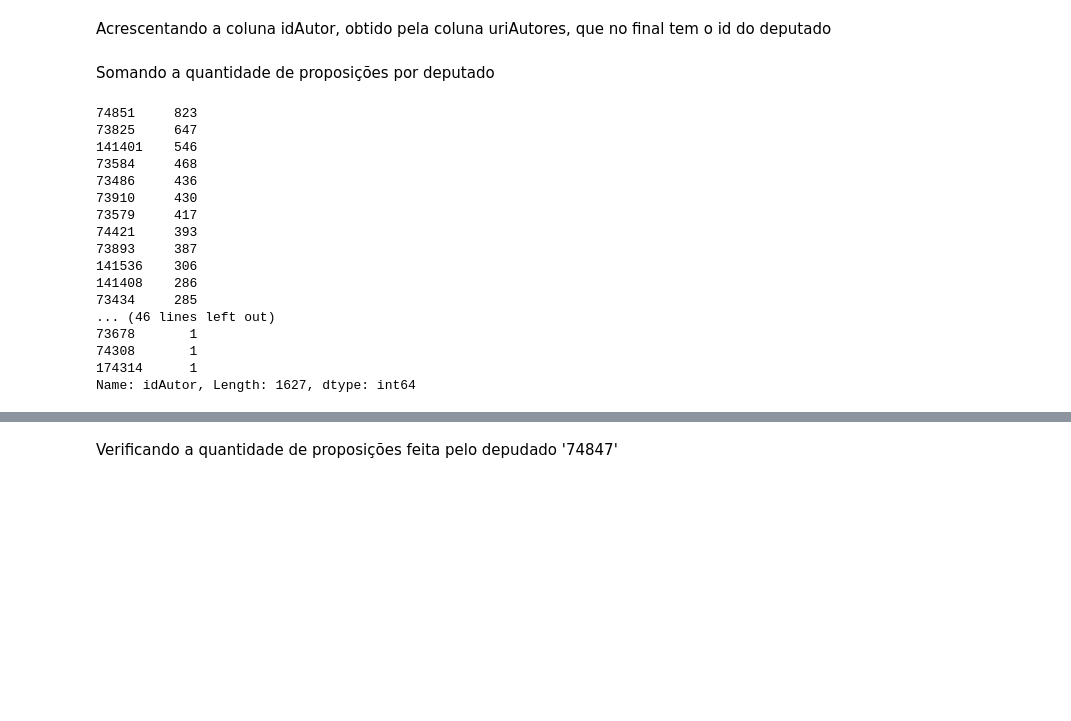
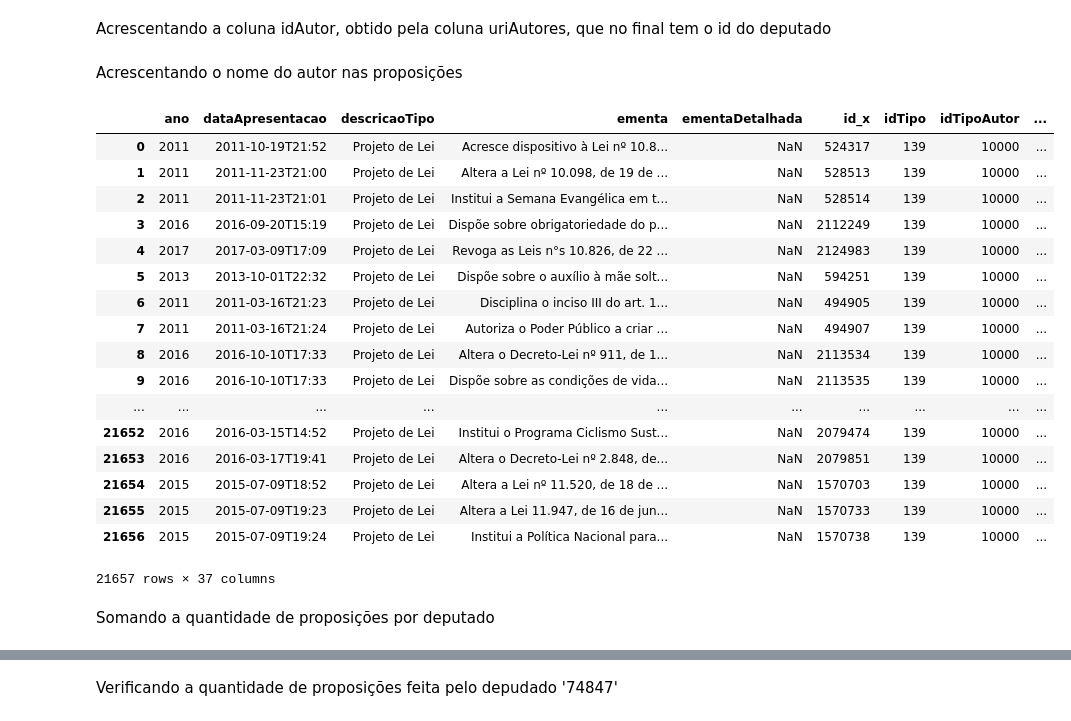
Before and after one commit to bozoh/meu-legislador, a Jupyter notebook: data/notebooks/Quandidade de proposições por candidato.ipynb, the cells around one changed output, grey strips where cells are left out. Drawn from its saved outputs; the diff is of its cells as text; code cells hidden in the pictures; blank space fills up the shorter version.

```diff
--- a/data/notebooks/Quandidade de proposições por candidato.ipynb
+++ b/data/notebooks/Quandidade de proposições por candidato.ipynb
@@ -43,0 +20,6 @@ df
+# %%
+web_response = requests.get(PROPOSICAO_JSON_DS_FILE, timeout=30, stream=True)
+f = io.BytesIO(web_response.content)
+
+with gzip.GzipFile(fileobj=f) as fh:
+    df_prep = pd.read_json(fh, orient='split')
@@ -43,0 +28,6 @@ df
+# %%
+web_response = requests.get(DEPUTADOS_JSON_DS_FILE, timeout=30, stream=True)
+f = io.BytesIO(web_response.content)
+
+with gzip.GzipFile(fileobj=f) as fh:
+    df_dep = pd.read_json(fh, orient='split')
@@ -43,0 +36,3 @@ df
+# %%
+df_dep = df_dep[['id', 'nomeCivil']]
+df_dep
@@ -44,26 +58,30 @@ df
 # %% [markdown]
 Acrescentando a coluna idAutor, obtido pela coluna uriAutores, que no final tem o id do deputado
 # %%
-df['idAutor'] = df.uriAutores.map(lambda x: x.replace('https://dadosabertos.camara.leg.br/api/v2/deputados/','') if x else np.nan)
+df_prep['idAutor'] = df_prep.uriAutores.map(lambda x: int(x.replace('https://dadosabertos.camara.leg.br/api/v2/deputados/','')) if x else np.nan)
+# %% [markdown]
+Acrescentando o nome do autor nas proposições
+# %%
+df_prep=pd.merge(left=df_prep, right=df_dep, left_on='idAutor', right_on='id')
+df_prep
+# %% [output]
+|  | ano | dataApresentacao | descricaoTipo | ementa | ementaDetalhada | id_x | idTipo | idTipoAutor | ... |
+| 0 | 2011 | 2011-10-19T21:52 | Projeto de Lei | Acresce dispositivo à Lei nº 10.8... | NaN | 524317 | 139 | 10000 | ... |
+| 1 | 2011 | 2011-11-23T21:00 | Projeto de Lei | Altera a Lei nº 10.098, de 19 de ... | NaN | 528513 | 139 | 10000 | ... |
+| 2 | 2011 | 2011-11-23T21:01 | Projeto de Lei | Institui a Semana Evangélica em t... | NaN | 528514 | 139 | 10000 | ... |
+| 3 | 2016 | 2016-09-20T15:19 | Projeto de Lei | Dispõe sobre obrigatoriedade do p... | NaN | 2112249 | 139 | 10000 | ... |
+| 4 | 2017 | 2017-03-09T17:09 | Projeto de Lei | Revoga as Leis n°s 10.826, de 22 ... | NaN | 2124983 | 139 | 10000 | ... |
+| 5 | 2013 | 2013-10-01T22:32 | Projeto de Lei | Dispõe sobre o auxílio à mãe solt... | NaN | 594251 | 139 | 10000 | ... |
+| 6 | 2011 | 2011-03-16T21:23 | Projeto de Lei | Disciplina o inciso III do art. 1... | NaN | 494905 | 139 | 10000 | ... |
+| 7 | 2011 | 2011-03-16T21:24 | Projeto de Lei | Autoriza o Poder Público a criar ... | NaN | 494907 | 139 | 10000 | ... |
+| 8 | 2016 | 2016-10-10T17:33 | Projeto de Lei | Altera o Decreto-Lei nº 911, de 1... | NaN | 2113534 | 139 | 10000 | ... |
+| 9 | 2016 | 2016-10-10T17:33 | Projeto de Lei | Dispõe sobre as condições de vida... | NaN | 2113535 | 139 | 10000 | ... |
+| ... | ... | ... | ... | ... | ... | ... | ... | ... | ... |
+| 21652 | 2016 | 2016-03-15T14:52 | Projeto de Lei | Institui o Programa Ciclismo Sust... | NaN | 2079474 | 139 | 10000 | ... |
+| 21653 | 2016 | 2016-03-17T19:41 | Projeto de Lei | Altera o Decreto-Lei nº 2.848, de... | NaN | 2079851 | 139 | 10000 | ... |
+| 21654 | 2015 | 2015-07-09T18:52 | Projeto de Lei | Altera a Lei nº 11.520, de 18 de ... | NaN | 1570703 | 139 | 10000 | ... |
+| 21655 | 2015 | 2015-07-09T19:23 | Projeto de Lei | Altera a Lei 11.947, de 16 de jun... | NaN | 1570733 | 139 | 10000 | ... |
+| 21656 | 2015 | 2015-07-09T19:24 | Projeto de Lei | Institui a Política Nacional para... | NaN | 1570738 | 139 | 10000 | ... |
+21657 rows × 37 columns
 # %% [markdown]
 Somando a quantidade de proposições por deputado
-# %%
-df.idAutor[df.idAutor.notnull()].value_counts()
-# %% [output]
-74851     823
-73825     647
-141401    546
-73584     468
-73486     436
-73910     430
-73579     417
-74421     393
-73893     387
-141536    306
-141408    286
-73434     285
-... (46 lines left out)
-73678       1
-74308       1
-174314      1
-Name: idAutor, Length: 1627, dtype: int64
```
Also changed, not shown: parts of 10 cells of this notebook, 5 other files.
